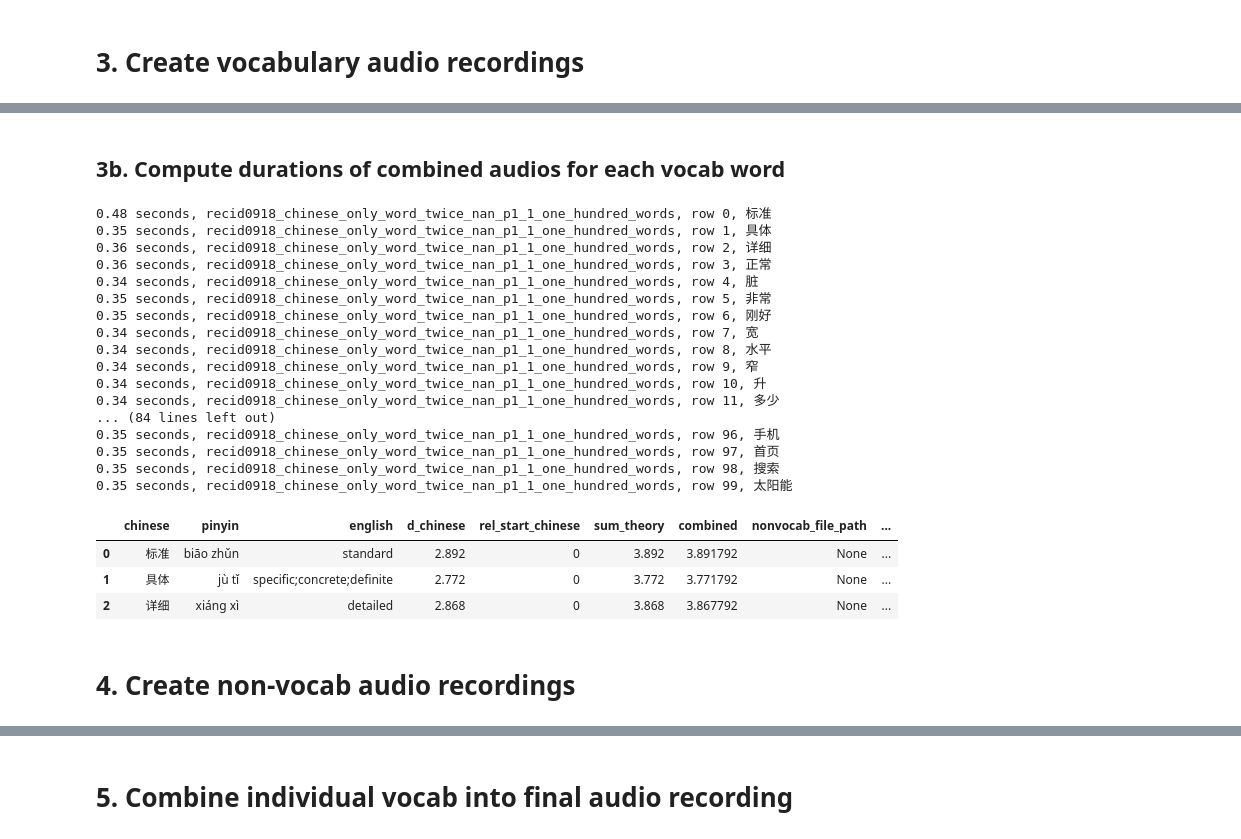
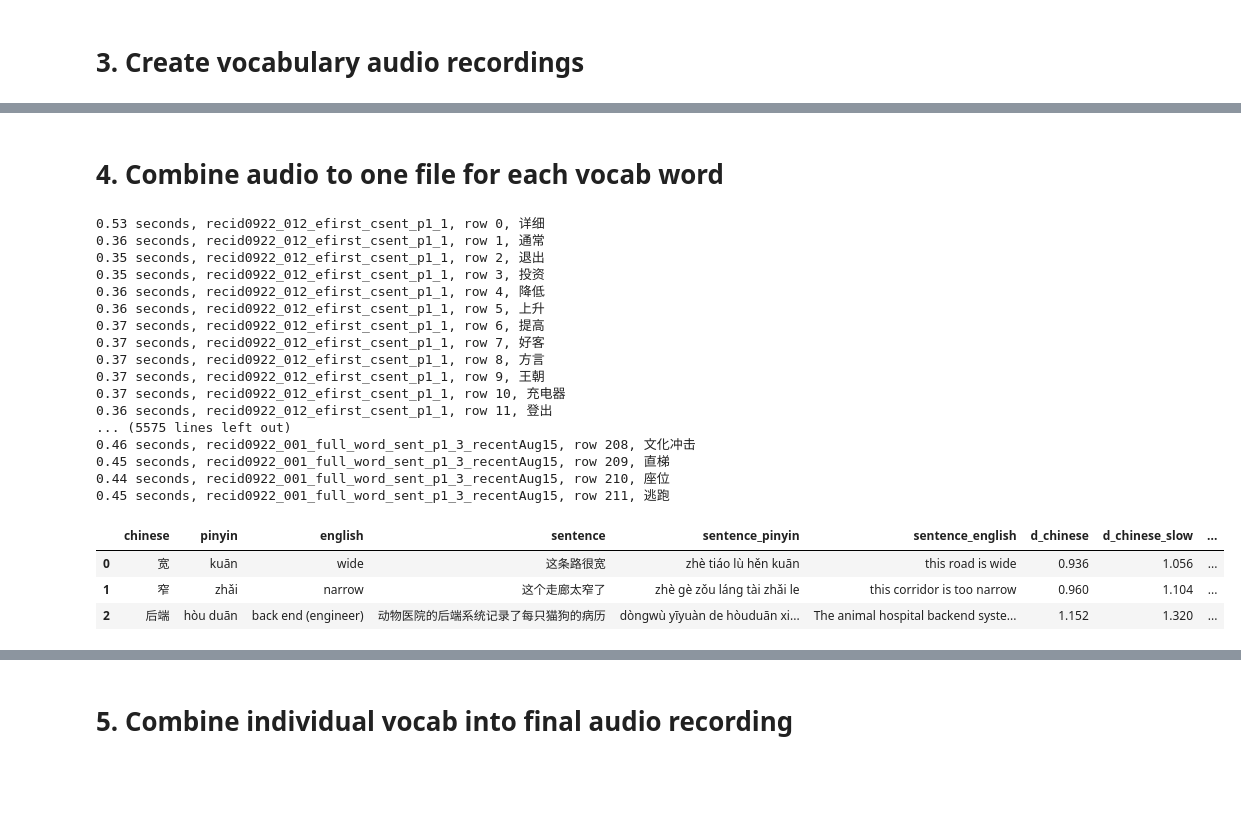
Before and after one commit to srcole/mandarin_data, a Jupyter notebook: 02_audio_generation/04_audio_recordings_many.ipynb, the cells around one changed output, grey strips where cells are left out. Cells and saved outputs as stored; diff of their text form; code cells hidden in the pictures; blank space fills up the shorter version.

Commit message:
upload 5th video with aji format

```diff
--- a/02_audio_generation/04_audio_recordings_many.ipynb
+++ b/02_audio_generation/04_audio_recordings_many.ipynb
@@ -40,14 +24,3 @@ pd.options.display.max_columns = 100
 pd.options.display.max_rows = 130
 # %% [markdown]
 # 0. Create dataframe of settings
-# %%
-# Create settings df
-df_all_recordings_tomake = fill_default_settings(dict_recordings)
-
-# Create folder for non-audio recordings for this project
-for i_rrow, rrow in df_all_recordings_tomake.iterrows():
-    # Create folder if not exists
-    if not os.path.exists(f"{nonvocab_audio_path}/{rrow['recording_name']}"):
-        os.mkdir(f"{nonvocab_audio_path}/{rrow['recording_name']}")
-
-df_all_recordings_tomake
@@ -69,7 +53,7 @@ if delete_old:
 # %% [markdown]
 # 1. Load data
 # %%
-truly_load_data = False
+truly_load_data = True
 if truly_load_data:
     df_all_vocab = load_raw_data()
     df_all_vocab.to_csv('latest_data.csv', index=False)
@@ -136,41 +138,30 @@ for i_rrow, rrow in df_all_recordings_tomake.iterrows():
 # %% [markdown]
-## 3b. Compute durations of combined audios for each vocab word
+# 4. Combine audio to one file for each vocab word
 # %%
 df_vocab_audio_durations = {}
 for i_rrow, rrow in df_all_recordings_tomake.iterrows():
-    audio_duration_file_name = f"{nonvocab_audio_path}/{rrow['recording_name']}/audio_durations_vocab_only.csv"
-    if os.path.exists(audio_duration_file_name):
-        df_vocab_audio_durations[rrow['recording_name']] = pd.read_csv(audio_duration_file_name)
-        print(f"Loaded existing audio durations for {rrow['recording_name']}, shape {df_vocab_audio_durations[rrow['recording_name']].shape}")
-    else:
-        df_vocab_audio_durations[rrow['recording_name']] = combine_audio_files_and_compute_durations(dfs_vocab_lists[rrow['recording_name']], rrow)
-        df_vocab_audio_durations[rrow['recording_name']].to_csv(audio_duration_file_name, index=False)
-
-    df_vocab_audio_durations[rrow['recording_name']]['nonvocab_file_path'] = None
-    df_vocab_audio_durations[rrow['recording_name']]['nonvocab_pause_ms'] = None
-    df_vocab_audio_durations[rrow['recording_name']]['nonvocab_key'] = None
+    df_vocab_audio_durations[rrow['recording_name']] = combine_audio_files_and_compute_durations(dfs_vocab_lists[rrow['recording_name']], rrow, making_video=False)
+    df_vocab_audio_durations[rrow['recording_name']].to_csv(f"{audio_final_path}{rrow['recording_name']}.csv", index=False)
 df_vocab_audio_durations[rrow['recording_name']].head(3)
 # %% [output]
-0.48 seconds, recid0918_chinese_only_word_twice_nan_p1_1_one_hundred_words, row 0, 标准
-0.35 seconds, recid0918_chinese_only_word_twice_nan_p1_1_one_hundred_words, row 1, 具体
-0.36 seconds, recid0918_chinese_only_word_twice_nan_p1_1_one_hundred_words, row 2, 详细
-0.36 seconds, recid0918_chinese_only_word_twice_nan_p1_1_one_hundred_words, row 3, 正常
-0.34 seconds, recid0918_chinese_only_word_twice_nan_p1_1_one_hundred_words, row 4, 脏
-0.35 seconds, recid0918_chinese_only_word_twice_nan_p1_1_one_hundred_words, row 5, 非常
-0.35 seconds, recid0918_chinese_only_word_twice_nan_p1_1_one_hundred_words, row 6, 刚好
-0.34 seconds, recid0918_chinese_only_word_twice_nan_p1_1_one_hundred_words, row 7, 宽
-0.34 seconds, recid0918_chinese_only_word_twice_nan_p1_1_one_hundred_words, row 8, 水平
-0.34 seconds, recid0918_chinese_only_word_twice_nan_p1_1_one_hundred_words, row 9, 窄
-0.34 seconds, recid0918_chinese_only_word_twice_nan_p1_1_one_hundred_words, row 10, 升
-0.34 seconds, recid0918_chinese_only_word_twice_nan_p1_1_one_hundred_words, row 11, 多少
-... (84 lines left out)
-0.35 seconds, recid0918_chinese_only_word_twice_nan_p1_1_one_hundred_words, row 96, 手机
-0.35 seconds, recid0918_chinese_only_word_twice_nan_p1_1_one_hundred_words, row 97, 首页
-0.35 seconds, recid0918_chinese_only_word_twice_nan_p1_1_one_hundred_words, row 98, 搜索
-0.35 seconds, recid0918_chinese_only_word_twice_nan_p1_1_one_hundred_words, row 99, 太阳能
+0.53 seconds, recid0922_012_efirst_csent_p1_1, row 0, 详细
+0.36 seconds, recid0922_012_efirst_csent_p1_1, row 1, 通常
+0.35 seconds, recid0922_012_efirst_csent_p1_1, row 2, 退出
+0.35 seconds, recid0922_012_efirst_csent_p1_1, row 3, 投资
+0.36 seconds, recid0922_012_efirst_csent_p1_1, row 4, 降低
+0.36 seconds, recid0922_012_efirst_csent_p1_1, row 5, 上升
+0.37 seconds, recid0922_012_efirst_csent_p1_1, row 6, 提高
+0.37 seconds, recid0922_012_efirst_csent_p1_1, row 7, 好客
+0.37 seconds, recid0922_012_efirst_csent_p1_1, row 8, 方言
+0.37 seconds, recid0922_012_efirst_csent_p1_1, row 9, 王朝
+0.37 seconds, recid0922_012_efirst_csent_p1_1, row 10, 充电器
+0.36 seconds, recid0922_012_efirst_csent_p1_1, row 11, 登出
+... (5575 lines left out)
+0.46 seconds, recid0922_001_full_word_sent_p1_3_recentAug15, row 208, 文化冲击
+0.45 seconds, recid0922_001_full_word_sent_p1_3_recentAug15, row 209, 直梯
+0.44 seconds, recid0922_001_full_word_sent_p1_3_recentAug15, row 210, 座位
+0.45 seconds, recid0922_001_full_word_sent_p1_3_recentAug15, row 211, 逃跑
-|  | chinese | pinyin | english | d_chinese | rel_start_chinese | sum_theory | combined | nonvocab_file_path | ... |
-| 0 | 标准 | biāo zhǔn | standard | 2.892 | 0 | 3.892 | 3.891792 | None | ... |
-| 1 | 具体 | jù tǐ | specific;concrete;definite | 2.772 | 0 | 3.772 | 3.771792 | None | ... |
-| 2 | 详细 | xiáng xì | detailed | 2.868 | 0 | 3.868 | 3.867792 | None | ... |
+|  | chinese | pinyin | english | sentence | sentence_pinyin | sentence_english | d_chinese | d_chinese_slow | ... |
+| 0 | 宽 | kuān | wide | 这条路很宽 | zhè tiáo lù hěn kuān | this road is wide | 0.936 | 1.056 | ... |
+| 1 | 窄 | zhǎi | narrow | 这个走廊太窄了 | zhè gè zǒu láng tài zhǎi le | this corridor is too narrow | 0.960 | 1.104 | ... |
+| 2 | 后端 | hòu duān | back end (engineer) | 动物医院的后端系统记录了每只猫狗的病历 | dòngwù yīyuàn de hòuduān xi... | The animal hospital backend syste... | 1.152 | 1.320 | ... |
-# %% [markdown]
-# 4. Create non-vocab audio recordings
```
Also changed, not shown: parts of 25 cells of this notebook, 6 other files.
